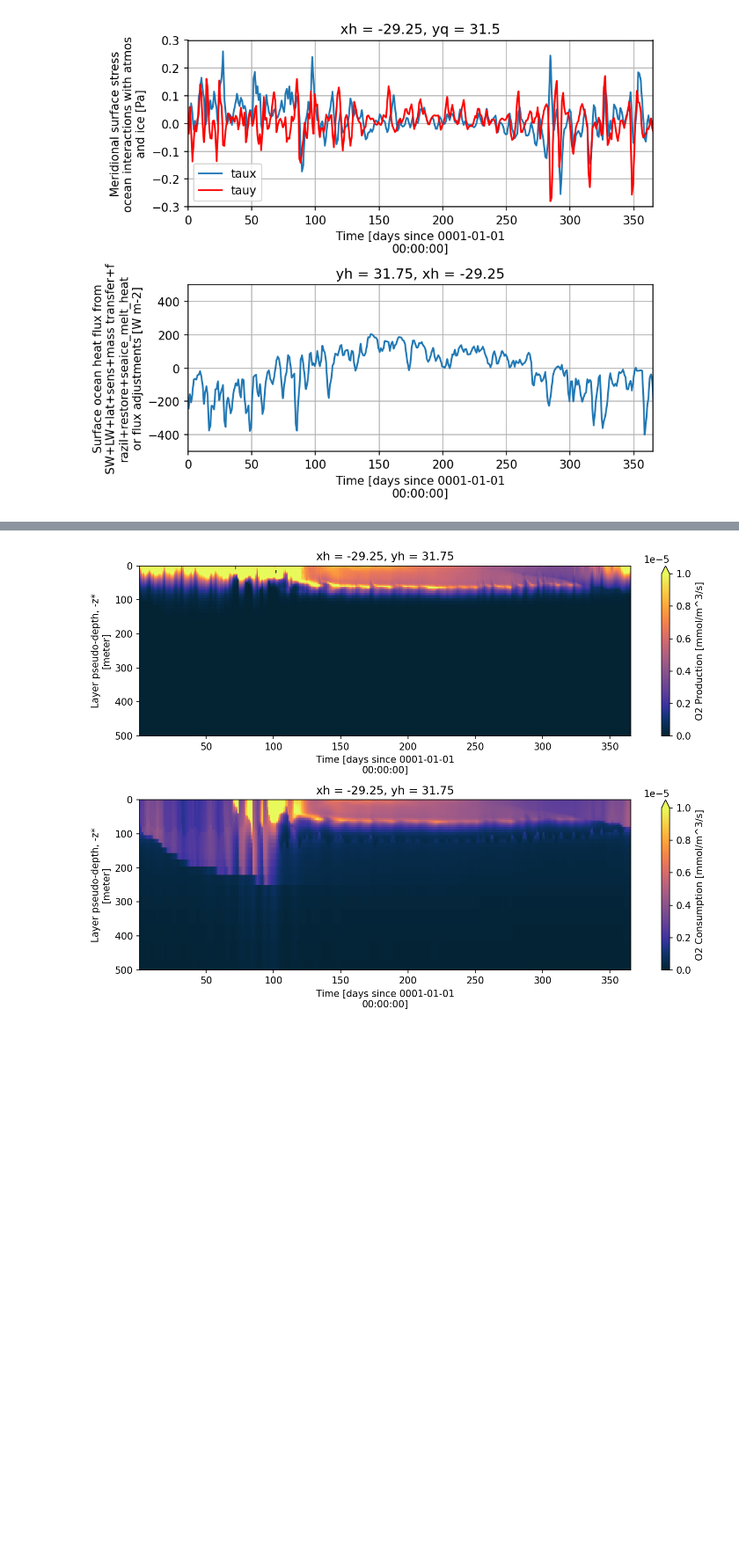
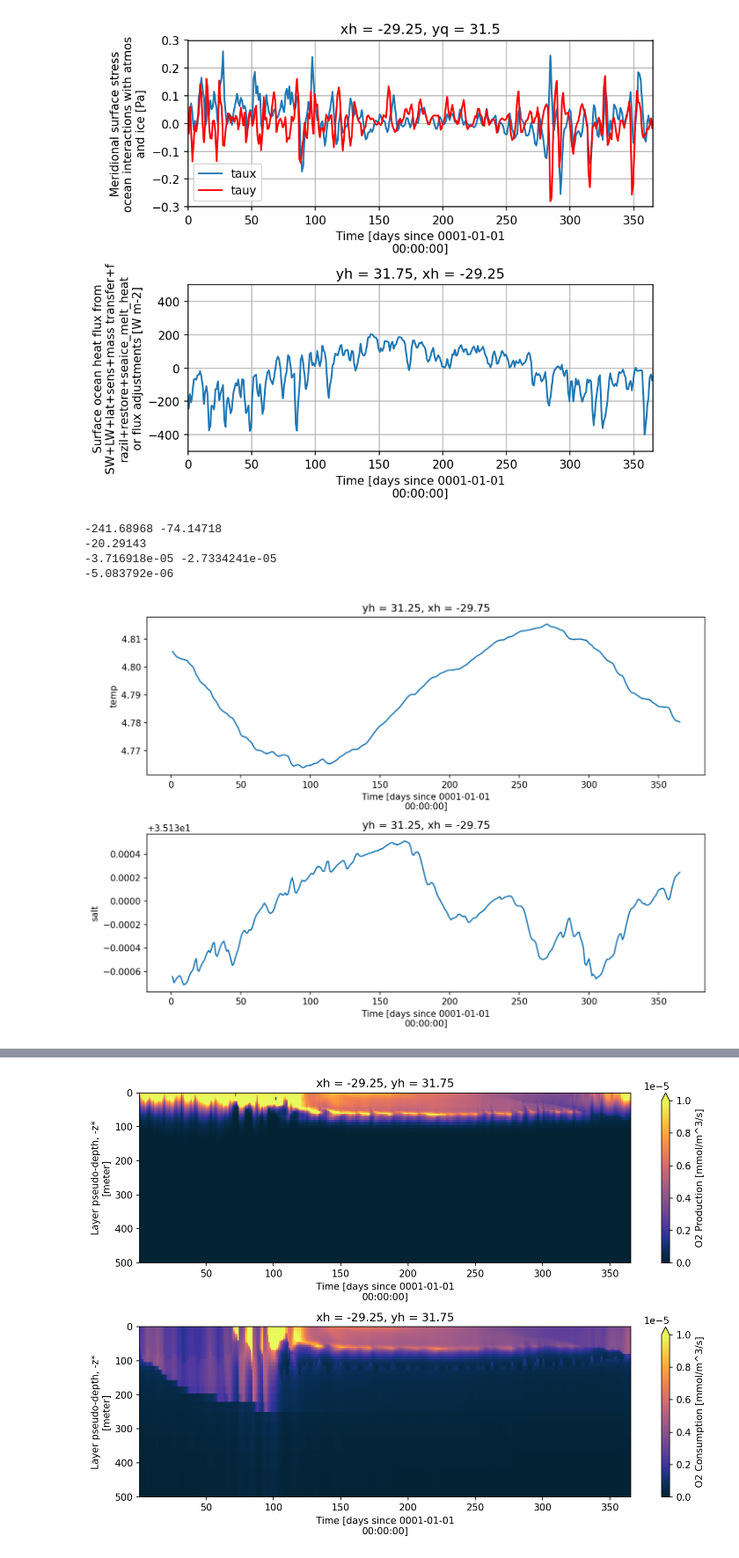
Before and after one commit to ElizabethYankovsky/MARBL_notebooks, a Jupyter notebook: Basic_analysis.ipynb, the cells around one changed output, grey strips where cells are left out. Shown: that part at 88% size. Saved outputs shown, nothing was run; the diff lists cells and outputs as text; code cells hidden in the pictures; blank space fills up the shorter version.

Commit message:
Updates to forcing file generation

```diff
--- a/Basic_analysis.ipynb
+++ b/Basic_analysis.ipynb
@@ -45,0 +26,3 @@ Data variables:
+# %%
+dz = np.array(ds.zi.diff('zi'))
+dz.shape
@@ -59,6 +44,46 @@ plt.xlim([0,timelim]); plt.ylim([-500,500])
 fig.tight_layout()
 # %% [output]
 [figure]
+# %%
+print(np.nanmean(forcing.net_heat_surface[0,:]),np.nanmean(forcing.net_heat_surface[-1,:]))
+print(np.nanmean(forcing.net_heat_surface[:,:]))
+#print(np.nanmean(forcing.net_heat_surface[366:731,:]))
+
+
+print(np.nanmean(forcing.PRCmE[0,:]),np.nanmean(forcing.PRCmE[-1,:]))
+print(np.nanmean(forcing.PRCmE[:,:]))
+#print(np.nanmean(forcing.PRCmE[366:731,:]))
+
+# print(np.nanmean(forcing.net_heat_surface[366:731,:]))
+# %% [output]
+-241.68968 -74.14718
+-20.29143
+-3.716918e-05 -2.7334241e-05
+-5.083792e-06
+# %%
+plot1=(ds.temp[:,:,0,0]*dz/6000).sum('zl')
+plot2=(ds.salt[:,:,0,0]*dz/6000).sum('zl')
+
+fig = plt.figure(figsize=(10, 7),dpi=150)
+plt.subplot(2,1,1)
+plot1.plot()
+#ds.temp[:,:,1,1].transpose('zl','Time',).plot()
+#plt.gca().invert_yaxis()
+#plt.ylim([1000,0]);
+#plt.xlim([0,3650]);
+
+plt.subplot(2,1,2)
+plot2.plot()
+# ds.salt[:,:,1,1].transpose('zl','Time',).plot(cmap=cmocean.cm.haline,vmin=35, vmax=37)
+# plt.gca().invert_yaxis()
+
+# plt.ylim([1000,0]);
+# plt.xlim([0,3650]);
+
+
+fig.tight_layout()
+# %% [output]
+[figure, added]
 # %%
 fig = plt.figure(figsize=(7, 6),dpi=150)
 
```
Also changed, not shown: parts of 24 cells of this notebook, 2 other files.
